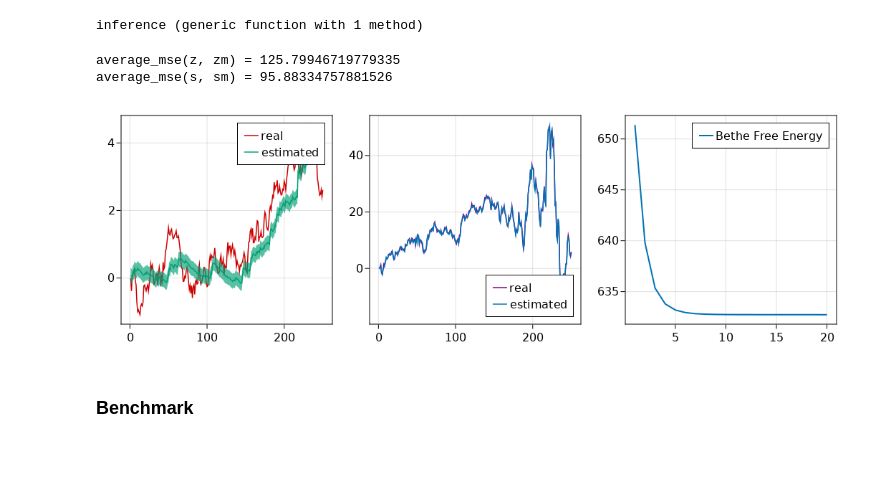
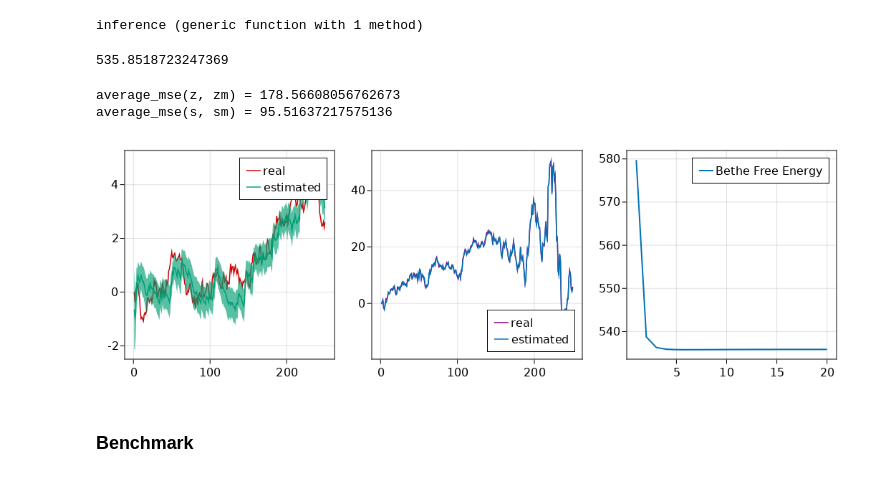
Before and after one commit to biaslab/ReactiveMPPaperExperiments, a Jupyter notebook: notebooks/rmp_hierarchical_gaussian_filter.jl.ipynb, the cells around one changed output. Saved outputs shown, nothing was run; the diff lists cells and outputs as text; code cells hidden in the pictures.

```diff
--- a/notebooks/rmp_hierarchical_gaussian_filter.jl.ipynb
+++ b/notebooks/rmp_hierarchical_gaussian_filter.jl.ipynb
@@ -58,7 +67,7 @@ params = let
 
     # for inference later
     nitr = 20
-    gh_n = 9
+    gh_n = 21
 
     @strdict seed n τ_z τ_y κ ω nitr gh_n
 end;
@@ -123,7 +132,7 @@ function inference(data, params)
 
     zm = keep(Marginal)
     sm = keep(Marginal)
-    fe = keep(Float64)
+    fe = ScoreActor(Float64)
 
     # We create a single time section of a full graph here
     model, (zv_prior, sv_prior, gcv, zv, sv, yv) = hgf(gh_n, τ_z, τ_y, κ, ω)
@@ -140,11 +149,11 @@ function inference(data, params)
     setmarginal!(gcv, :y_x, MvNormalMeanCovariance([ 0.0, 0.0 ], [ 5.0, 5.0 ]))
 
     # We keep track of 'current' posterior marginals at time step k
-    sv_k = NormalMeanVariance(0.0, 5.0)
-    zv_k = NormalMeanVariance(0.0, 5.0)
+    sv_k_mean, sv_k_precision = (0.0, inv(5.0))
+    zv_k_mean, zv_k_precision = (0.0, inv(5.0))
 
-    setmarginal!(sv, sv_k)
-    setmarginal!(zv, zv_k)
+    setmarginal!(sv, NormalMeanPrecision(sv_k_mean, sv_k_precision))
+    setmarginal!(zv, NormalMeanPrecision(zv_k_mean, zv_k_precision))
 
     # We run our online inference procedure for each observation in data
     for observation in data
@@ -153,25 +162,24 @@ function inference(data, params)
         # It forces an inference backend to react on data multiple times and
         # hence update posterior marginals multiple times
         for i in 1:nitr
-            update!(zv_prior[1], mean(zv_k))
-            update!(zv_prior[2], precision(zv_k))
-            update!(sv_prior[1], mean(sv_k))
-            update!(sv_prior[2], precision(sv_k))
+            update!(zv_prior[1], zv_k_mean)
+            update!(zv_prior[2], zv_k_precision)
+            update!(sv_prior[1], sv_k_mean)
+            update!(sv_prior[2], sv_k_precision)
             update!(yv, observation)
         end
 
+        release!(fe)
         release!(hold)
 
         # Update current posterior marginals at time step k
-        zv_k = last(zm)
-        sv_k = last(sm)
+        sv_k_mean, sv_k_precision = mean_precision(last(sm))::Tuple{Float64, Float64}
+        zv_k_mean, zv_k_precision = mean_precision(last(zm))::Tuple{Float64, Float64}
     end
 
     # It is a good practice to always unsubscribe from streams of data
     # at the end of the inference procedure
-    unsubscribe!(zmsub)
-    unsubscribe!(smsub)
-    unsubscribe!(fesub)
+    unsubscribe!((zmsub, smsub, fesub))
 
     return map(getvalues, (fe, zm, sm))
 end
@@ -179,6 +187,10 @@ end
 inference (generic function with 1 method)
 # %%
 fe, zm, sm = inference(y, params);
+# %%
+last(fe)
+# %% [output]
+535.8518723247369
 # %%
 let
     c = Makie.wong_colors()
@@ -218,39 +230,37 @@ let
             color = (c[1], 0.65)
         )
 
         axislegend(fig, labelsize = 16, position = :rb)
     end
 
-    local rfe = vec(sum(reshape(fe, (nitr, n)), dims = 2))
-
     function plot_fe(fig)
-        lines!(fig, 1:length(rfe), rfe, linewidth = 2, label = "Bethe Free Energy")
+        lines!(fig, 1:length(fe), fe, linewidth = 2, label = "Bethe Free Energy")
         axislegend(fig, labelsize = 16)
     end
 
     plot_z(ax1)
     plot_s(ax2)
     plot_fe(ax3)
 
     @saveplot f1 "hgf_inference_z"
     @saveplot f2 "hgf_inference_s"
     @saveplot f3 "hgf_inference_fe"
 
     local af = Figure(resolution = (350 * 3, 350))
 
     plot_z(Makie.Axis(af[1, 1]))
     plot_s(Makie.Axis(af[1, 2]))
     plot_fe(Makie.Axis(af[1, 3]))
 
     @show average_mse(z, zm)
     @show average_mse(s, sm)
 
     af
 end
 # %% [output]
-average_mse(z, zm) = 125.79946719779335
-average_mse(s, sm) = 95.88334757881526
+average_mse(z, zm) = 178.56608056762673
+average_mse(s, sm) = 95.51637217575136
-[figure, old version]
+[figure, new version]
 # %% [markdown]
 ### Benchmark
 # %%
```
Also changed, not shown: parts of 4 cells of this notebook, 7 other files.
